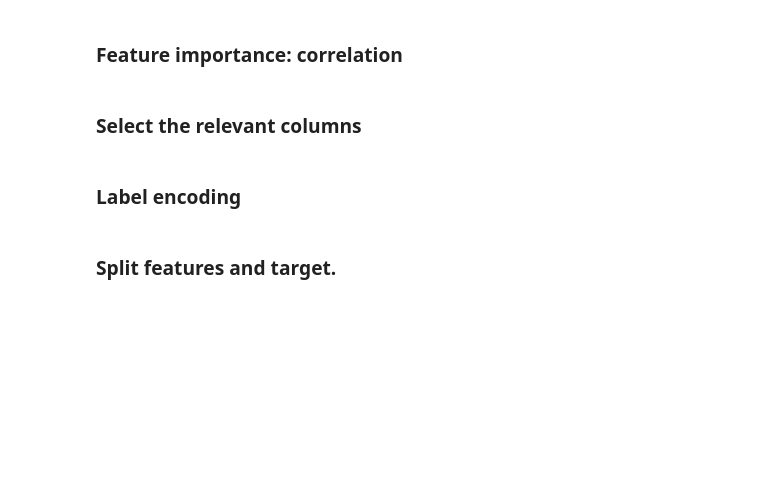
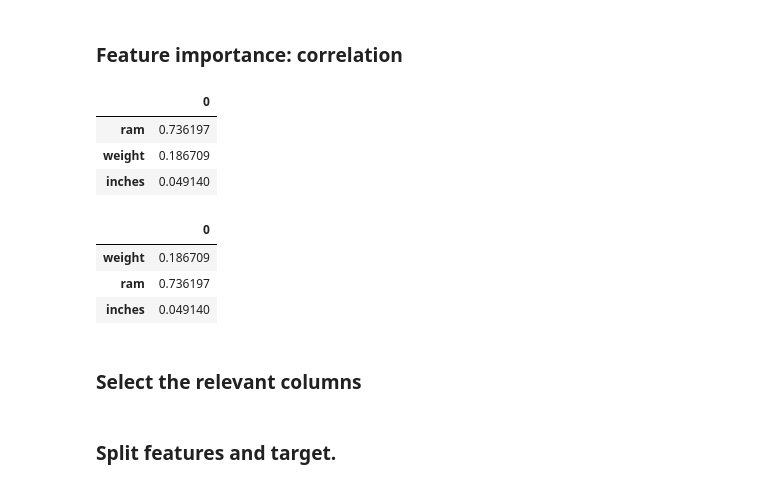
Before and after one commit to Rogerio-Chaves/Laptop-Price-Prediciton, a Jupyter notebook: notebook.ipynb, the cells around one changed output. Saved outputs shown, nothing was run; the diff lists cells and outputs as text; code cells hidden in the pictures; blank space fills up the shorter version.

```diff
--- a/notebook.ipynb
+++ b/notebook.ipynb
@@ -400,3 +443,20 @@ df_train[num_cols].corrwith(df_train.price_euros)
+# %%
+corr = df_train[num_cols].corrwith(df_train.price_euros)
+corr = pd.DataFrame(corr)
+corr.sort_values(by=0, ascending=False, inplace=True)
+corr
+# %% [output]
+|  | 0 |
+| ram | 0.736197 |
+| weight | 0.186709 |
+| inches | 0.049140 |
+# %%
+pd.DataFrame(corr)
+# %% [output]
+|  | 0 |
+| weight | 0.186709 |
+| ram | 0.736197 |
+| inches | 0.049140 |
 # %% [markdown]
 ### Select the relevant columns
 # %%
@@ -409,5 +467,3 @@ df_train.head()
-# %% [markdown]
-### Label encoding
 # %%
 df_train.head()
 # %% [markdown]
```
Also changed, not shown: parts of 13 cells of this notebook.
